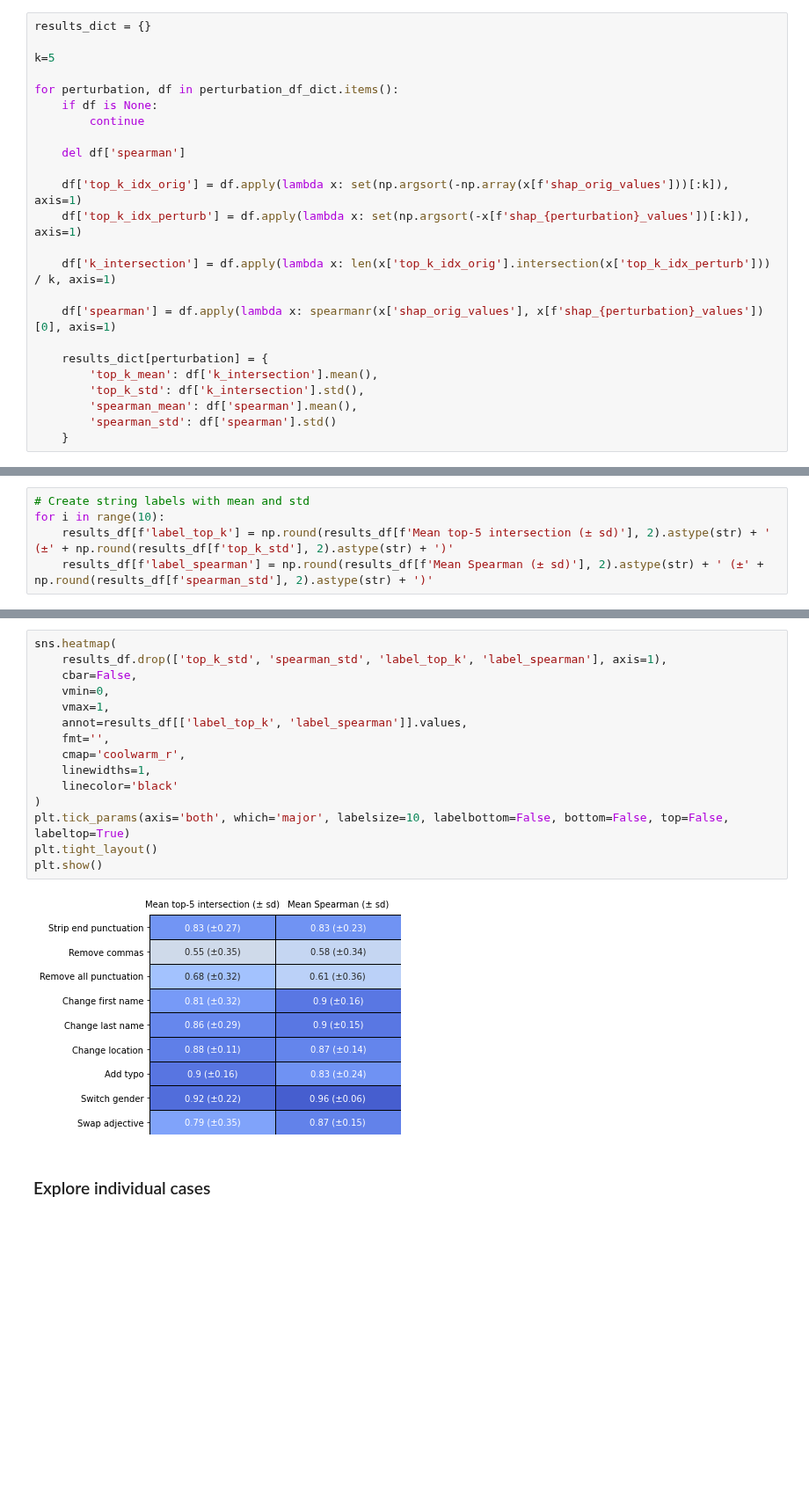
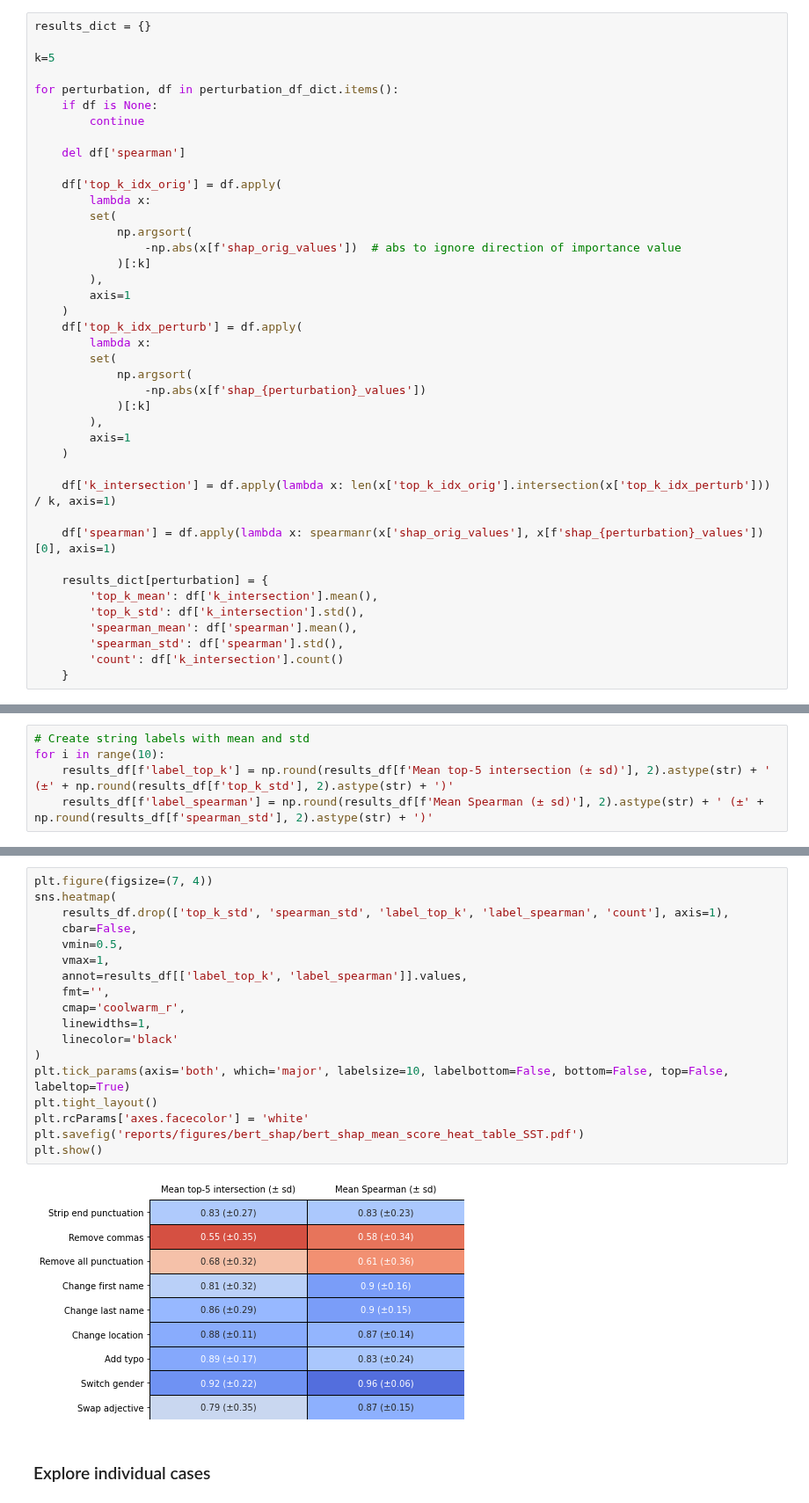
Before and after one commit to stevieg3/ucl-nlp-group-project, a Jupyter notebook: notebooks/experiments/Debugging BERT-SHAP.ipynb, the cells around one changed output, grey strips where cells are left out. Shown at 88% size. Saved outputs shown, nothing was run; the diff lists cells and outputs as text; blank space fills up the shorter version.

Commit message:
SHAP LIME analysis

```diff
--- a/notebooks/experiments/Debugging BERT-SHAP.ipynb
+++ b/notebooks/experiments/Debugging BERT-SHAP.ipynb
@@ -31,8 +35,24 @@ for perturbation, df in perturbation_df_dict.items():
 
     del df['spearman']
 
-    df['top_k_idx_orig'] = df.apply(lambda x: set(np.argsort(-np.array(x[f'shap_orig_values']))[:k]), axis=1)
-    df['top_k_idx_perturb'] = df.apply(lambda x: set(np.argsort(-x[f'shap_{perturbation}_values'])[:k]), axis=1)
+    df['top_k_idx_orig'] = df.apply(
+        lambda x:
+        set(
+            np.argsort(
+                -np.abs(x[f'shap_orig_values'])  # abs to ignore direction of importance value
+            )[:k]
+        ),
+        axis=1
+    )
+    df['top_k_idx_perturb'] = df.apply(
+        lambda x:
+        set(
+            np.argsort(
+                -np.abs(x[f'shap_{perturbation}_values'])
+            )[:k]
+        ),
+        axis=1
+    )
 
     df['k_intersection'] = df.apply(lambda x: len(x['top_k_idx_orig'].intersection(x['top_k_idx_perturb'])) / k, axis=1)
 
@@ -42,7 +62,8 @@ for perturbation, df in perturbation_df_dict.items():
         'top_k_mean': df['k_intersection'].mean(),
         'top_k_std': df['k_intersection'].std(),
         'spearman_mean': df['spearman'].mean(),
-        'spearman_std': df['spearman'].std()
+        'spearman_std': df['spearman'].std(),
+        'count': df['k_intersection'].count()
     }
 # %%
 PERTURBATION_FULL_FORM_DICT = {
@@ -92,19 +113,22 @@ results_df
 # %%
+plt.figure(figsize=(7, 4))
 sns.heatmap(
-    results_df.drop(['top_k_std', 'spearman_std', 'label_top_k', 'label_spearman'], axis=1),
+    results_df.drop(['top_k_std', 'spearman_std', 'label_top_k', 'label_spearman', 'count'], axis=1),
     cbar=False,
-    vmin=0,
+    vmin=0.5,
     vmax=1,
     annot=results_df[['label_top_k', 'label_spearman']].values,
     fmt='',
     cmap='coolwarm_r',
     linewidths=1,
     linecolor='black'
 )
 plt.tick_params(axis='both', which='major', labelsize=10, labelbottom=False, bottom=False, top=False, labeltop=True)
 plt.tight_layout()
+plt.rcParams['axes.facecolor'] = 'white'
+plt.savefig('reports/figures/bert_shap/bert_shap_mean_score_heat_table_SST.pdf')
 plt.show()
 # %% [output]
-[figure, old version]
+[figure, new version]
 # %% [markdown]
 ### Explore individual cases
```
Also changed, not shown: parts of 50 cells of this notebook, 10 other files.
